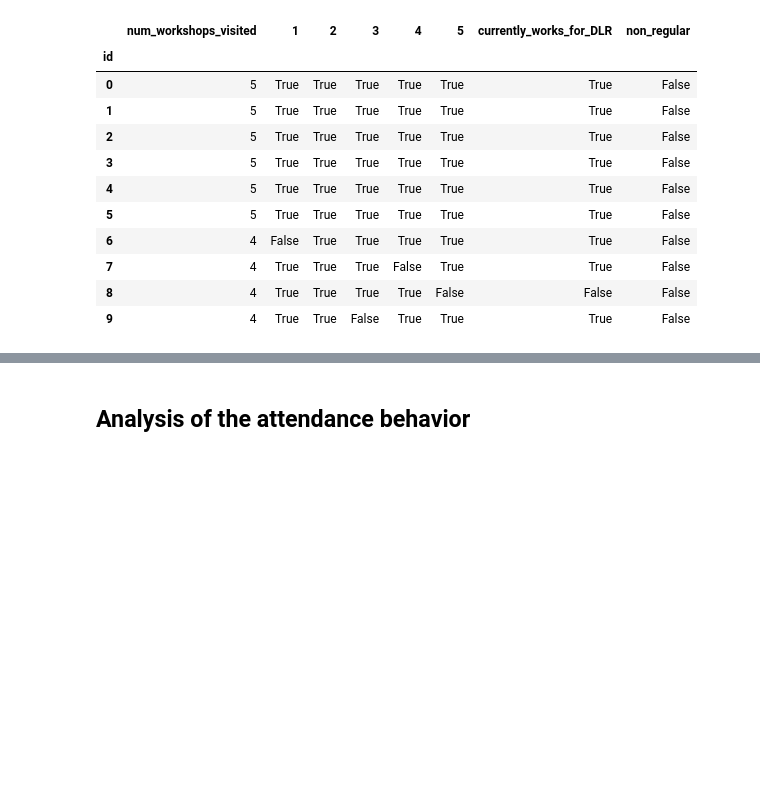
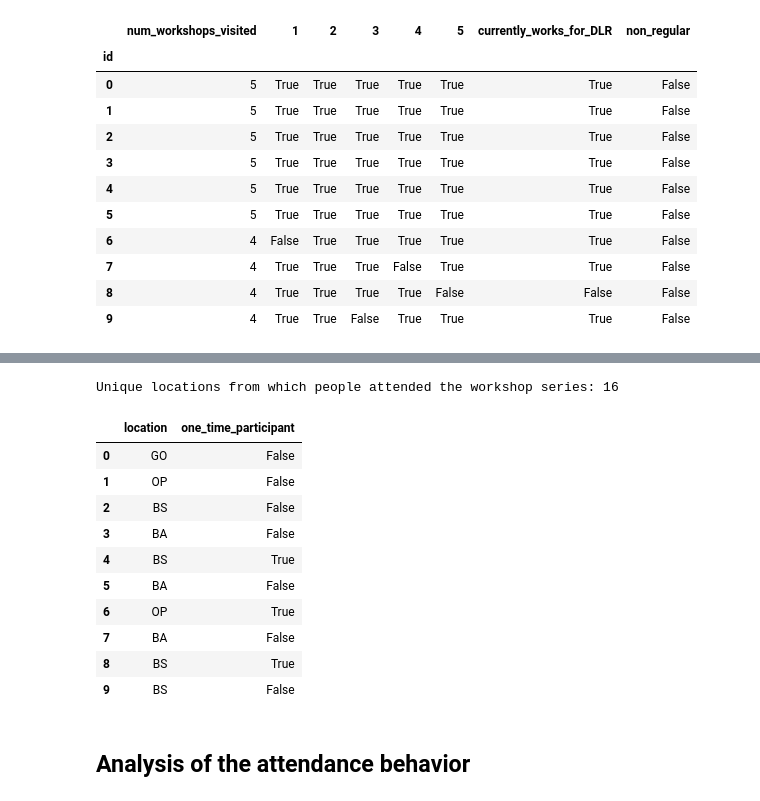
Before and after one commit to DLR-SC/analysis-dlr-se-waws, a Jupyter notebook: analysis.ipynb, the cells around one changed output, grey strips where cells are left out. Saved outputs shown, nothing was run; the diff lists cells and outputs as text; code cells hidden in the pictures; blank space fills up the shorter version.

```diff
--- a/analysis.ipynb
+++ b/analysis.ipynb
@@ -56,3 +59,29 @@ Total number of unique participants: 189
+# %%
+locations_ws1 = pd.read_csv("data/ws1_location.csv", index_col="id")
+locations_ws2 = pd.read_csv("data/ws2_location.csv", index_col="id")
+locations_ws3 = pd.read_csv("data/ws3_location.csv", index_col="id")
+locations_ws4 = pd.read_csv("data/ws4_location.csv", index_col="id")
+locations_ws5 = pd.read_csv("data/ws5_location.csv", index_col="id")
+
+locations = pd.concat([locations_ws1, locations_ws2, locations_ws3, locations_ws4, locations_ws5], ignore_index=True)
+
+# Amount of unique locations from which people attended
+unique_locations = locations["location"].drop_duplicates().count()
+print ("Unique locations from which people attended the workshop series:", unique_locations)
+locations.head(10)
+# %% [output]
+Unique locations from which people attended the workshop series: 16
+|  | location | one_time_participant |
+| 0 | GO | False |
+| 1 | OP | False |
+| 2 | BS | False |
+| 3 | BA | False |
+| 4 | BS | True |
+| 5 | BA | False |
+| 6 | OP | True |
+| 7 | BA | False |
+| 8 | BS | True |
+| 9 | BS | False |
 # %% [markdown]
 ## Analysis of the attendance behavior
 # %% [markdown]
```
Also changed, not shown: parts of 12 cells of this notebook.
